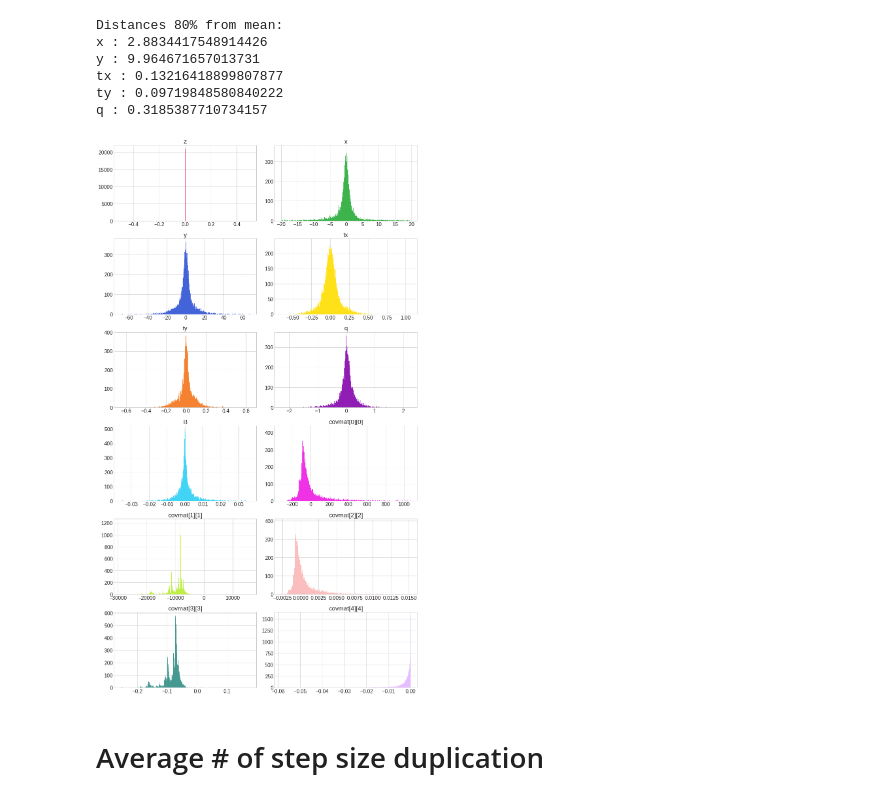
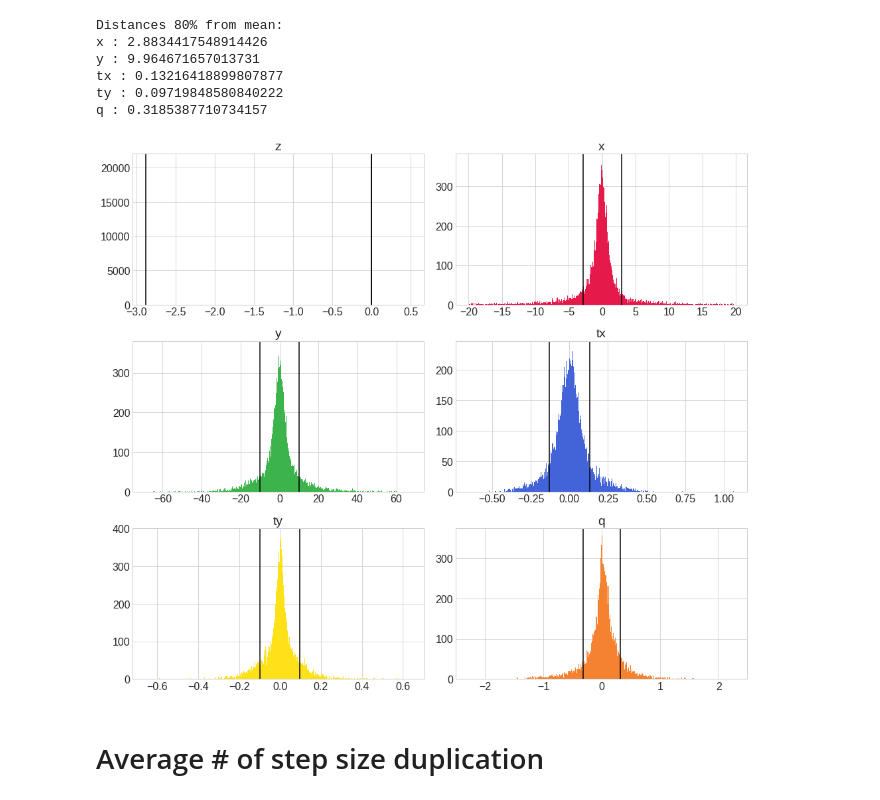
Before and after one commit to bleaktwig/clas12-data-and-tests, a Jupyter notebook: KF_plots.ipynb, the cells around one changed output. Saved outputs shown, nothing was run; the diff lists cells and outputs as text; code cells hidden in the pictures.

```diff
--- a/KF_plots.ipynb
+++ b/KF_plots.ipynb
@@ -160,9 +160,9 @@ def hist_plot(arr, label, n_bins):
 
 def hist_subplots(arrs, labels, n_bins):
     f, axes = plt.subplots(nrows=6, ncols=2)
-    f.set_size_inches((14,24))
+    f.set_size_inches((14,12))
 
-    for i in range(0, 12, 2):
+    for i in range(0, 6, 2):
         axes[int(i/2),0].hist(arrs[i], bins=n_bins, color=accessibility_95[i])
         axes[int(i/2),0].set_title(labels[i])
         axes[int(i/2),1].hist(arrs[i+1], bins=n_bins, color=accessibility_95[i+1])
@@ -353,10 +354,32 @@ y : 9.964671657013731
 tx : 0.13216418899807877
 ty : 0.09719848580840222
 q : 0.3185387710734157
+# %%
+def hist_subplots(arrs, labels, n_bins):
+    f, axes = plt.subplots(nrows=3, ncols=2)
+    f.set_size_inches((14,12))
+
+    distance = [0, 2.8834417548914426, 9.964671657013731, 0.13216418899807877, 0.09719848580840222, 0.3185387710734157]
+
+    for i in range(0, 6, 2):
+        axes[int(i/2),0].axvline(x=-distance[i], color=c_bla)
+        axes[int(i/2),0].axvline(x=distance[i], color=c_bla)
+        axes[int(i/2),0].hist(arrs[i], bins=n_bins, color=accessibility_95[i-1])
+        axes[int(i/2),0].set_title(labels[i])
+
+        axes[int(i/2),1].axvline(x=-distance[i+1], color=c_bla)
+        axes[int(i/2),1].axvline(x=distance[i+1], color=c_bla)
+        axes[int(i/2),1].hist(arrs[i+1], bins=n_bins, color=accessibility_95[i])
+        axes[int(i/2),1].set_title(labels[i+1])
+    axes[0,0].axvline(x=-2.8834417548914426, color=c_bla)
+    plt.tight_layout()
+
+    plt.show()
+    return
 # %%
-hist_subplots(clean_sv_distance, labels, n_bins)
+hist_subplots(clean_sv_distance[0:6], labels, n_bins)
 # %% [output]
-[figure, old version]
+[figure, new version]
 # %% [markdown]
 # Average # of step size duplication
 # %%
```
Also changed, not shown: parts of 7 cells of this notebook, 10 other files.
